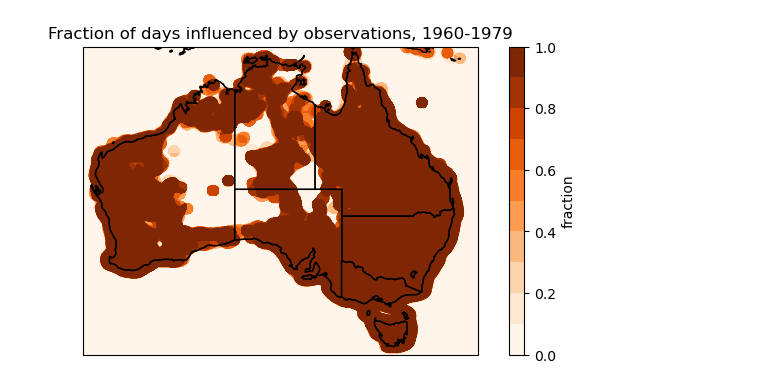
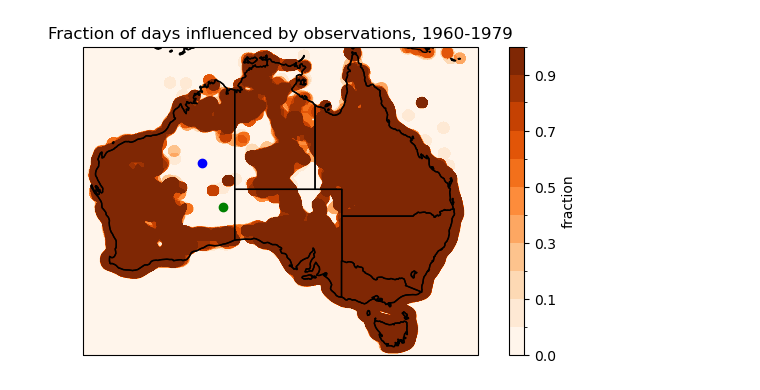
Before and after one commit to climate-innovation-hub/agcd-masking, a Jupyter notebook: obs_fraction_example.ipynb, the cells around one changed output. Saved outputs shown, nothing was run; the diff lists cells and outputs as text; code cells hidden in the pictures.

```diff
--- a/obs_fraction_example.ipynb
+++ b/obs_fraction_example.ipynb
@@ -7,24 +10,33 @@ import numpy as np
 # %%
 weight_fraction_file = '/g/data/wp00/users/dbi599/agcd_v1_precip_weight_r005_obs-fraction_1960-1979.nc'
+# %%
+example_lat1 = -28
+example_lon1 = 127.65
+
+example_lat2 = -23
+example_lon2 = 125.3
 # %%
 ds = xr.open_dataset(weight_fraction_file)
 # %%
 fig = plt.figure(figsize=[8,4])
 ax = fig.add_subplot(111, projection=ccrs.PlateCarree())
 ds['fraction'].plot.contourf(
     ax=ax,
-    levels=np.arange(0, 1.01, 0.1),
+    levels=[0, 0.00001, 0.1, 0.2, 0.3, 0.4, 0.5, 0.6, 0.7, 0.8, 0.9, 1.0],
     transform=ccrs.PlateCarree(),
     cbar_kwargs={'label': 'fraction'},
-    cmap='Oranges')
+    cmap='Oranges'
+)
 ax.coastlines()
 ax.add_feature(cartopy.feature.STATES)
+ax.plot(example_lon1, example_lat1, 'go', zorder=5, transform=ccrs.PlateCarree())
+ax.plot(example_lon2, example_lat2, 'bo', zorder=5, transform=ccrs.PlateCarree())
 plt.title('Fraction of days influenced by observations, 1960-1979')
 
 plt.savefig(
     'obs_fraction_example.png',
     bbox_inches='tight',
     facecolor='white',
 )
 # %% [output]
-[figure, old version]
+[figure, new version]
```
Also changed, not shown: parts of 22 cells of this notebook, 1 other file.
